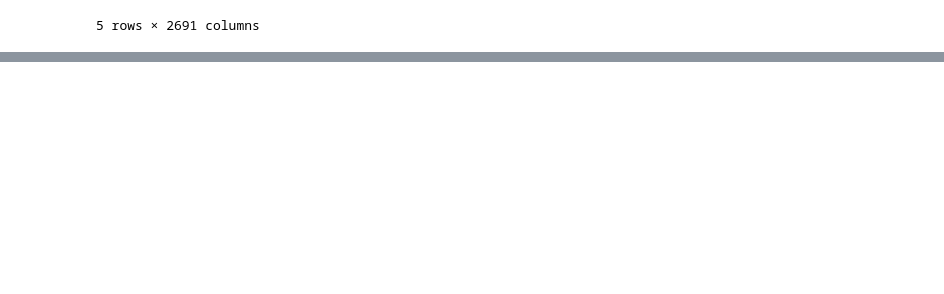
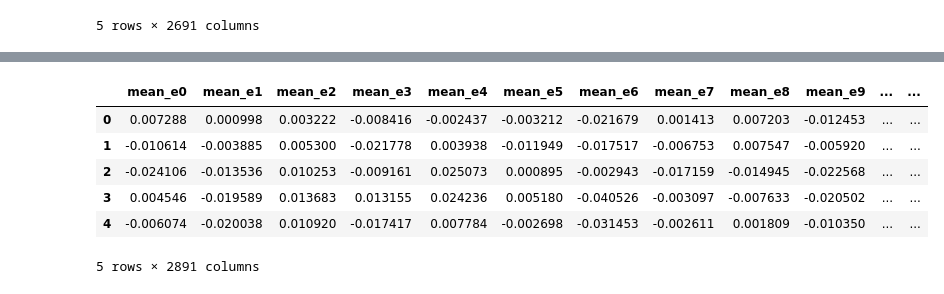
Before and after one commit to ZimoSyndrome/hacklytics26, a Jupyter notebook: prelim_model.ipynb, the cells around one changed output, grey strips where cells are left out. Drawn from its saved outputs; the diff is of its cells as text; code cells hidden in the pictures; blank space fills up the shorter version.

```diff
--- a/prelim_model.ipynb
+++ b/prelim_model.ipynb
@@ -34,0 +33,3 @@ X =
+# %%
+X_all = pd.concat([text,audio],axis=1)
+X_all.head()
@@ -34,0 +44,11 @@ X =
+# %%
+X_unscaled = X_all.select_dtypes(include="number") # only include numerical data
+X_unscaled.head()
+# %% [output]
+|  | mean_e0 | mean_e1 | mean_e2 | mean_e3 | mean_e4 | mean_e5 | mean_e6 | mean_e7 | mean_e8 | mean_e9 | ... | ... |
+| 0 | 0.007288 | 0.000998 | 0.003222 | -0.008416 | -0.002437 | -0.003212 | -0.021679 | 0.001413 | 0.007203 | -0.012453 | ... | ... |
+| 1 | -0.010614 | -0.003885 | 0.005300 | -0.021778 | 0.003938 | -0.011949 | -0.017517 | -0.006753 | 0.007547 | -0.005920 | ... | ... |
+| 2 | -0.024106 | -0.013536 | 0.010253 | -0.009161 | 0.025073 | 0.000895 | -0.002943 | -0.017159 | -0.014945 | -0.022568 | ... | ... |
+| 3 | 0.004546 | -0.019589 | 0.013683 | 0.013155 | 0.024236 | 0.005180 | -0.040526 | -0.003097 | -0.007633 | -0.020502 | ... | ... |
+| 4 | -0.006074 | -0.020038 | 0.010920 | -0.017417 | 0.007784 | -0.002698 | -0.031453 | -0.002611 | 0.001809 | -0.010350 | ... | ... |
+5 rows × 2891 columns
```
Also changed, not shown: parts of 5 cells of this notebook, 4 other files.
